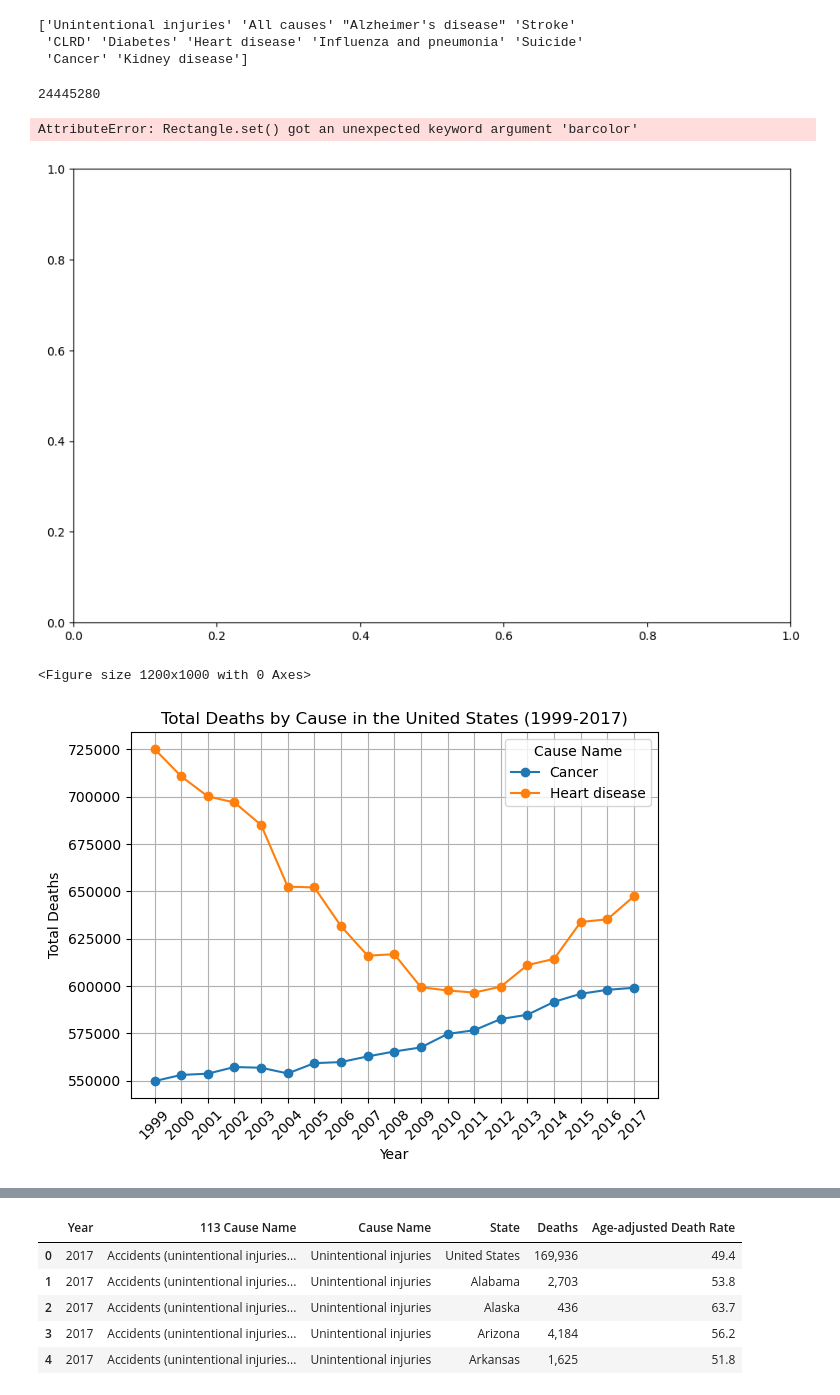
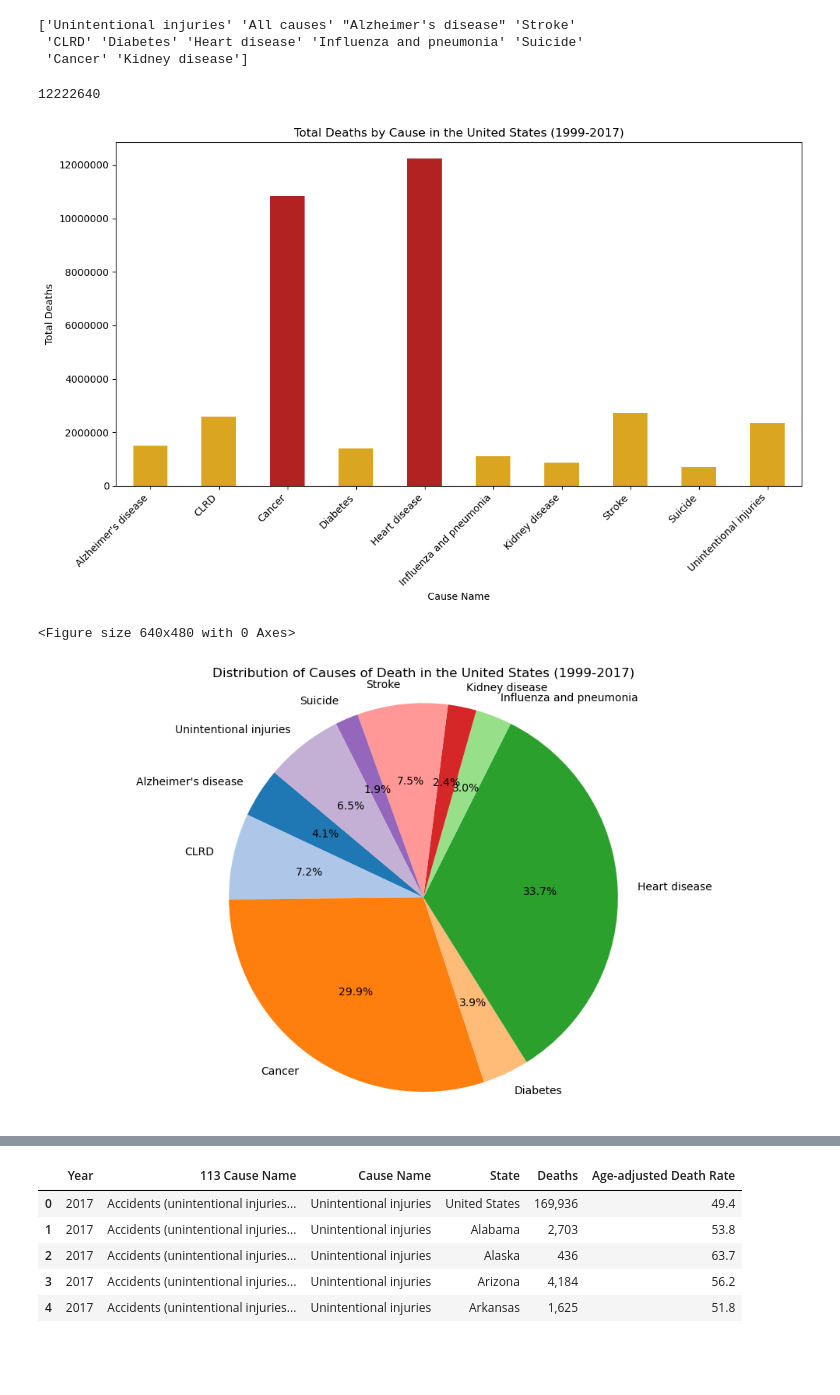
Before and after one commit to gshi76/Project1, a Jupyter notebook: Final_Merged.ipynb, the cells around one changed output, grey strips where cells are left out. Drawn from its saved outputs; the diff is of its cells as text; code cells hidden in the pictures; blank space fills up the shorter version.

```diff
--- a/mergetest.ipynb
+++ b/Final_Merged.ipynb
@@ -26,53 +23,43 @@ print(unique_names)
  'CLRD' 'Diabetes' 'Heart disease' 'Influenza and pneumonia' 'Suicide'
  'Cancer' 'Kidney disease']
 # %%
-#Total heart disease deaths
-#Currently wrong since theres values per state and combined united states within the same year
-heart_disease_df = death_df.loc[death_df["Cause Name"].str.contains("Heart disease")]
+#Checking what the total amount for deaths of heart disease to compare in first graph
+heart_disease_df = death_df.loc[(death_df["Cause Name"].str.contains("Heart disease")) & (death_df["State"] == "United States")]
 sum_hd_df = heart_disease_df["Deaths"].sum()
 print(sum_hd_df)
 # %% [output]
-24445280
+12222640
 # %%
-#Visualization comparing Causes of death over alltime?? or see what visualization would be helpful
 #bar graph showing total deaths per cause over entire dataframe
 us_df = death_df[(death_df["State"] == "United States") &
                  (death_df['Year'].between(1999, 2017))]
 us_df = us_df[us_df['Cause Name'] != "All causes"]
 cause_deaths = us_df.groupby('Cause Name')['Deaths'].sum()
 custom_colors = ["goldenrod", "goldenrod", "firebrick","goldenrod", "firebrick", "goldenrod","goldenrod", "goldenrod", "goldenrod", "goldenrod","goldenrod", "goldenrod"]
 plt.figure(figsize=(11, 7))
-cause_deaths.plot(kind='bar', barcolor="custom_colors")
+cause_deaths.plot(kind='bar', color= custom_colors)
 plt.title('Total Deaths by Cause in the United States (1999-2017)')
 plt.xlabel("Cause Name")
 plt.ylabel("Total Deaths")
 plt.xticks(rotation=45, ha='right')
 plt.ticklabel_format(style='plain', axis='y')
 plt.tight_layout()
 plt.show()
 # plt.savefig('bar_graph.png', format='png', dpi=300)
 # %% [output]
-AttributeError: Rectangle.set() got an unexpected keyword argument 'barcolor'
-[figure, old version]
+[figure, new version]
 # %%
-#useless but wanted to know how to grab
-us_df = death_df[(death_df['State'] == "United States") & (death_df['Year'].between(1999, 2017))]
-bcause_deaths = us_df.groupby(['Year', 'Cause Name'])['Deaths'].sum().unstack()
-
-# Filter cause_deaths DataFrame to include only "Cancer" and "Heart disease"
-bcause_deaths = bcause_deaths[['Cancer', 'Heart disease']]
-
-# Plot the data as a line chart
-plt.figure(figsize=(12, 10), facecolor= "gray")
-bcause_deaths.plot(kind='line', marker='o')
-plt.title('Total Deaths by Cause in the United States (1999-2017)')
-plt.xlabel('Year')
-plt.ylabel('Total Deaths')
-plt.grid(True)
-plt.legend(title='Cause Name')
-plt.xticks(bcause_deaths.index, rotation=45)
+us_df = death_df[(death_df["State"] == "United States") & (death_df["Year"].between(1999, 2017))]
+us_df = us_df[us_df['Cause Name'] != "All causes"]
+cause_deaths = us_df.groupby('Cause Name')['Deaths'].sum()
+plt.figure(figsize=(10, 6))
+cause_deaths.plot(kind='pie', autopct='%1.1f%%', startangle=140, colors=plt.cm.tab20.colors,)
+plt.title('Distribution of Causes of Death in the United States (1999-2017)')
+plt.ylabel('')
+plt.axis('equal')
 plt.tight_layout()
-plt.savefig("second_chart.png", format='png', bbox_inches='tight')
+plt.show()
+# plt.savefig('pie_chart.png', format='png', bbox_inches='tight')
 # %% [output]
-<Figure size 1200x1000 with 0 Axes>
+<Figure size 640x480 with 0 Axes>
-[figure, old version]
+[figure, new version]
```
Also changed, not shown: parts of 29 cells of this notebook, 5 other files.
